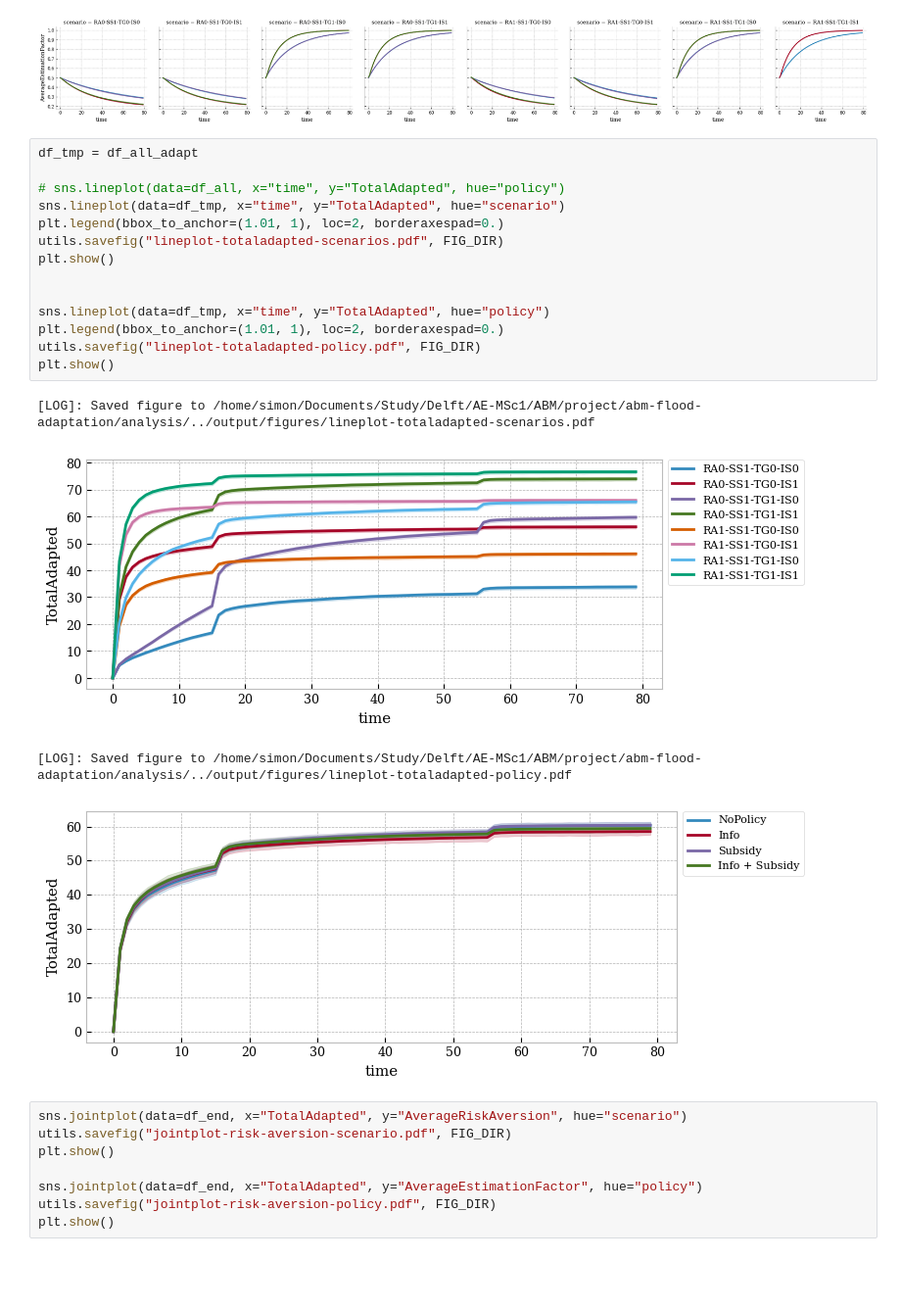
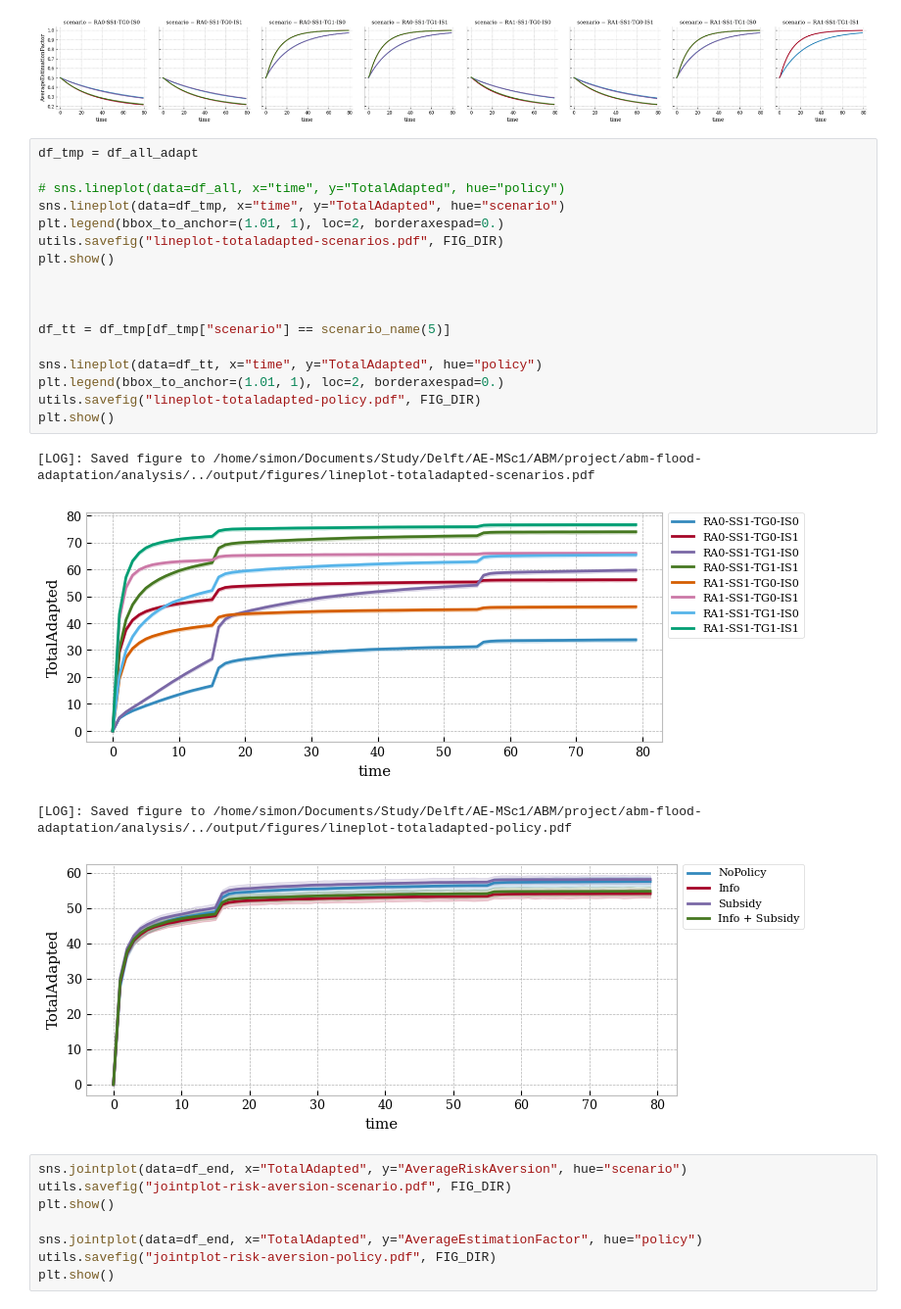
Before and after one commit to simon-van-hulle/abm-flood-adaptation, a Jupyter notebook: analysis/analyse.ipynb, the cells around one changed output. Shown at 98% size. Cells and saved outputs as stored; diff of their text form; blank space fills up the shorter version.

```diff
--- a/analysis/analyse.ipynb
+++ b/analysis/analyse.ipynb
@@ -190,22 +199,25 @@ KeyboardInterrupt:
 # %%
 df_tmp = df_all_adapt
 
 # sns.lineplot(data=df_all, x="time", y="TotalAdapted", hue="policy")
 sns.lineplot(data=df_tmp, x="time", y="TotalAdapted", hue="scenario")
 plt.legend(bbox_to_anchor=(1.01, 1), loc=2, borderaxespad=0.)
 utils.savefig("lineplot-totaladapted-scenarios.pdf", FIG_DIR)
 plt.show()
 
 
-sns.lineplot(data=df_tmp, x="time", y="TotalAdapted", hue="policy")
+
+df_tt = df_tmp[df_tmp["scenario"] == scenario_name(5)]
+
+sns.lineplot(data=df_tt, x="time", y="TotalAdapted", hue="policy")
 plt.legend(bbox_to_anchor=(1.01, 1), loc=2, borderaxespad=0.)
 utils.savefig("lineplot-totaladapted-policy.pdf", FIG_DIR)
 plt.show()
 # %% [output]
 [LOG]: Saved figure to /home/simon/Documents/Study/Delft/AE-MSc1/ABM/project/abm-flood-adaptation/analysis/../output/figures/lineplot-totaladapted-scenarios.pdf
 [figure]
 [LOG]: Saved figure to /home/simon/Documents/Study/Delft/AE-MSc1/ABM/project/abm-flood-adaptation/analysis/../output/figures/lineplot-totaladapted-policy.pdf
-[figure, old version]
+[figure, new version]
 # %%
 sns.jointplot(data=df_end, x="TotalAdapted", y="AverageRiskAversion", hue="scenario")
 utils.savefig("jointplot-risk-aversion-scenario.pdf", FIG_DIR)
```
Also changed, not shown: parts of 2 cells of this notebook.
